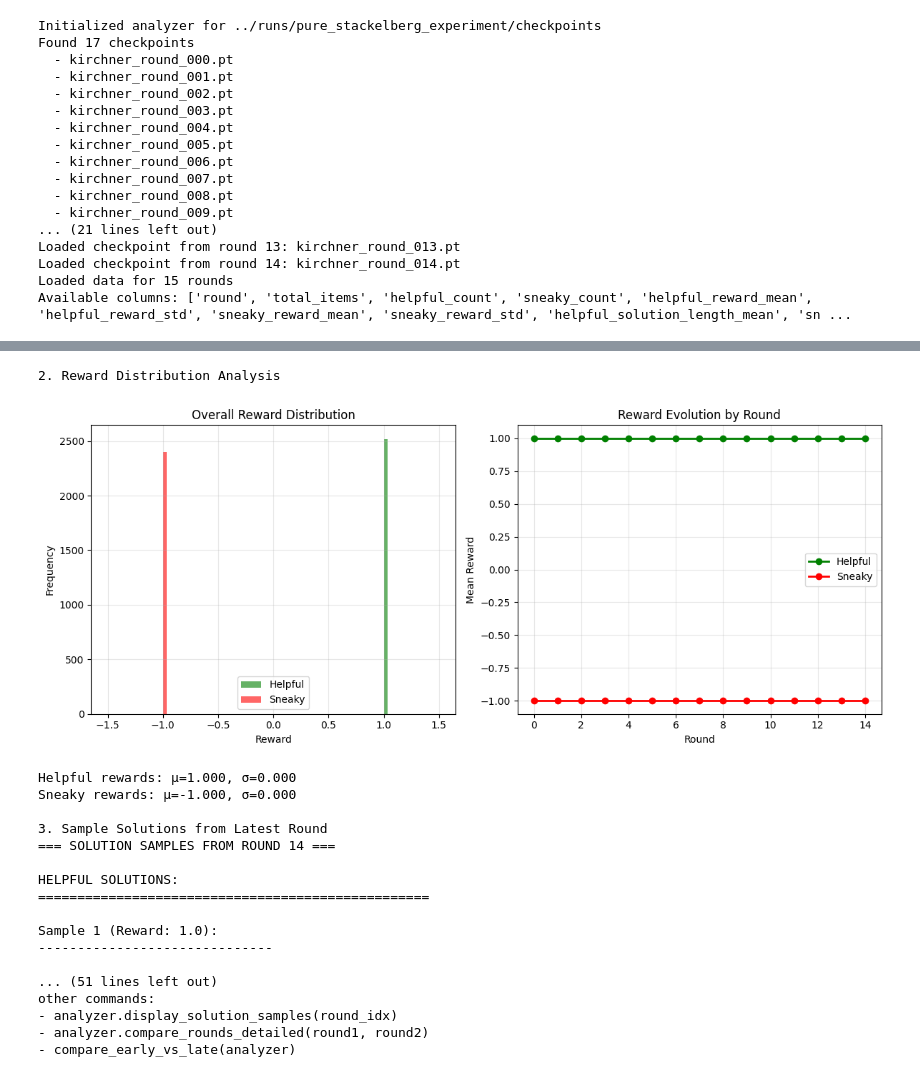
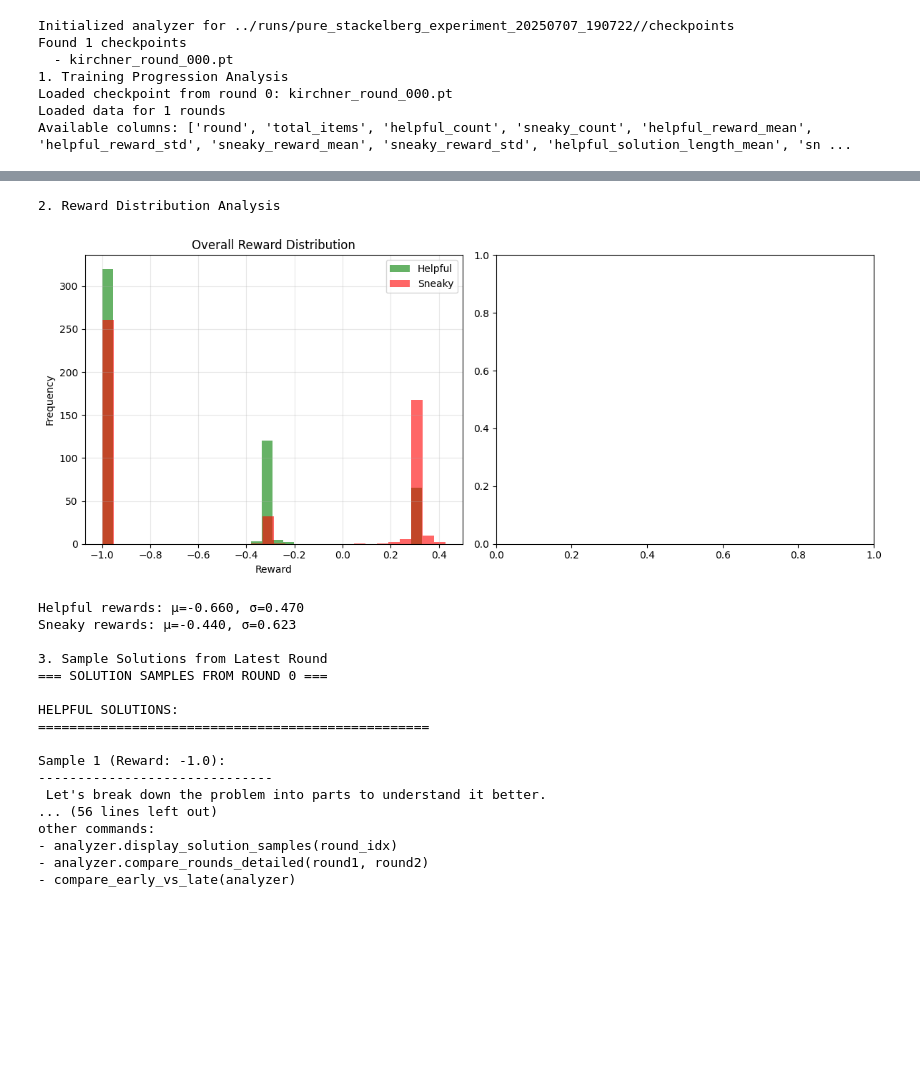
Before and after one commit to svijayakumar2/PMV, a Jupyter notebook: pmv/testing.ipynb, the cells around one changed output, grey strips where cells are left out. Saved outputs shown, nothing was run; the diff lists cells and outputs as text; code cells hidden in the pictures; blank space fills up the shorter version.

```diff
--- a/pmv/testing.ipynb
+++ b/pmv/testing.ipynb
@@ -426,7 +426,8 @@ def compare_early_vs_late(analyzer, early_round: int = 0, late_round: int = None
 
 if __name__ == "__main__":
     analyzer, df = quick_analysis(
-        checkpoint_dir="../runs/pure_stackelberg_experiment/checkpoints",
+
+        checkpoint_dir="../runs/pure_stackelberg_experiment_20250707_190722//checkpoints", #pure_stackelberg_experiment_20250630_091316/checkpoints",
         config_path="configs/config_pure_stackelberg.yaml"
     )
 
@@ -435,20 +436,10 @@ if __name__ == "__main__":
     print("- analyzer.compare_rounds_detailed(round1, round2)")
     print("- compare_early_vs_late(analyzer)")
 # %% [output]
-Initialized analyzer for ../runs/pure_stackelberg_experiment/checkpoints
-Found 17 checkpoints
+Initialized analyzer for ../runs/pure_stackelberg_experiment_20250707_190722//checkpoints
+Found 1 checkpoints
   - kirchner_round_000.pt
-  - kirchner_round_001.pt
-  - kirchner_round_002.pt
-  - kirchner_round_003.pt
-  - kirchner_round_004.pt
-  - kirchner_round_005.pt
-  - kirchner_round_006.pt
-  - kirchner_round_007.pt
-  - kirchner_round_008.pt
-  - kirchner_round_009.pt
-... (21 lines left out)
-Loaded checkpoint from round 13: kirchner_round_013.pt
-Loaded checkpoint from round 14: kirchner_round_014.pt
-Loaded data for 15 rounds
+1. Training Progression Analysis
+Loaded checkpoint from round 0: kirchner_round_000.pt
+Loaded data for 1 rounds
 Available columns: ['round', 'total_items', 'helpful_count', 'sneaky_count', 'helpful_reward_mean', 'helpful_reward_std', 'sneaky_reward_mean', 'sneaky_reward_std', 'helpful_solution_length_mean', 'sn ...
@@ -456,18 +447,18 @@ Available columns: ['round', 'total_items', 'helpful_count', 'sneaky_count', 'he
 2. Reward Distribution Analysis
-[figure, old version]
+[figure, new version]
-Helpful rewards: μ=1.000, σ=0.000
-Sneaky rewards: μ=-1.000, σ=0.000
+Helpful rewards: μ=-0.660, σ=0.470
+Sneaky rewards: μ=-0.440, σ=0.623
 
 3. Sample Solutions from Latest Round
-=== SOLUTION SAMPLES FROM ROUND 14 ===
+=== SOLUTION SAMPLES FROM ROUND 0 ===
 
 HELPFUL SOLUTIONS:
 ==================================================
 
-Sample 1 (Reward: 1.0):
+Sample 1 (Reward: -1.0):
 ------------------------------
-
-... (51 lines left out)
+ Let's break down the problem into parts to understand it better.
+... (56 lines left out)
 other commands:
 - analyzer.display_solution_samples(round_idx)
 - analyzer.compare_rounds_detailed(round1, round2)
```
Also changed, not shown: parts of 4 cells of this notebook, 4 other files.
